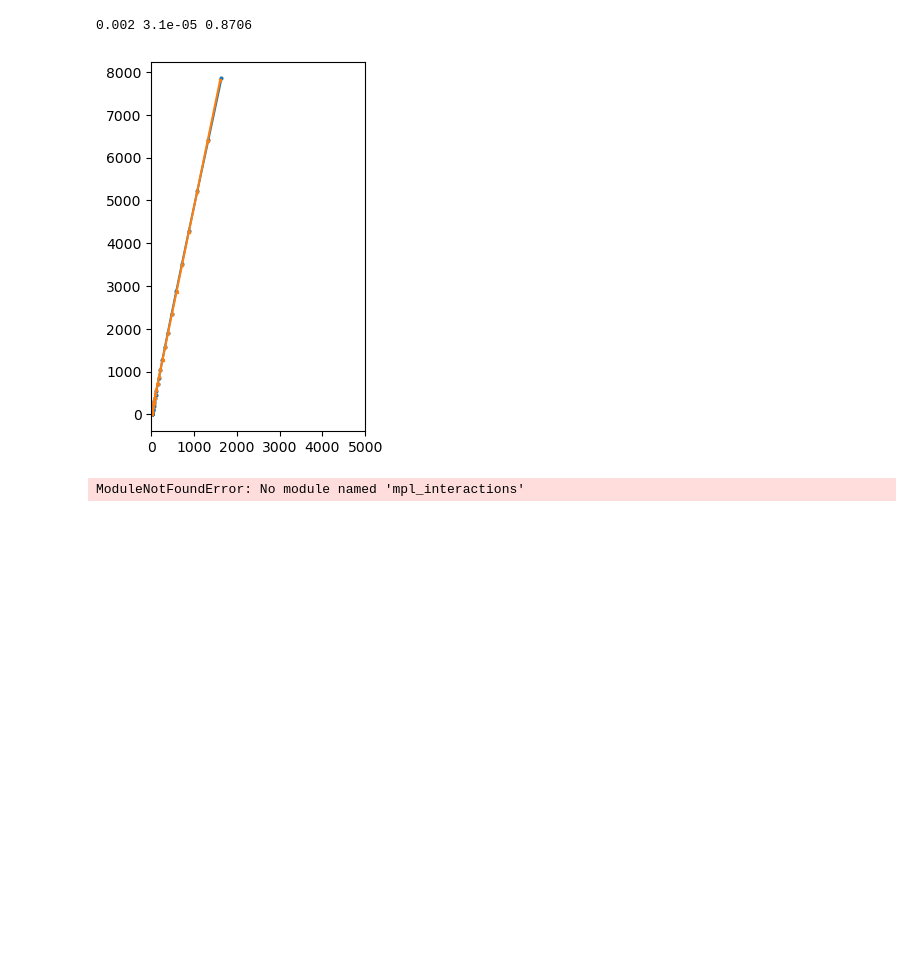
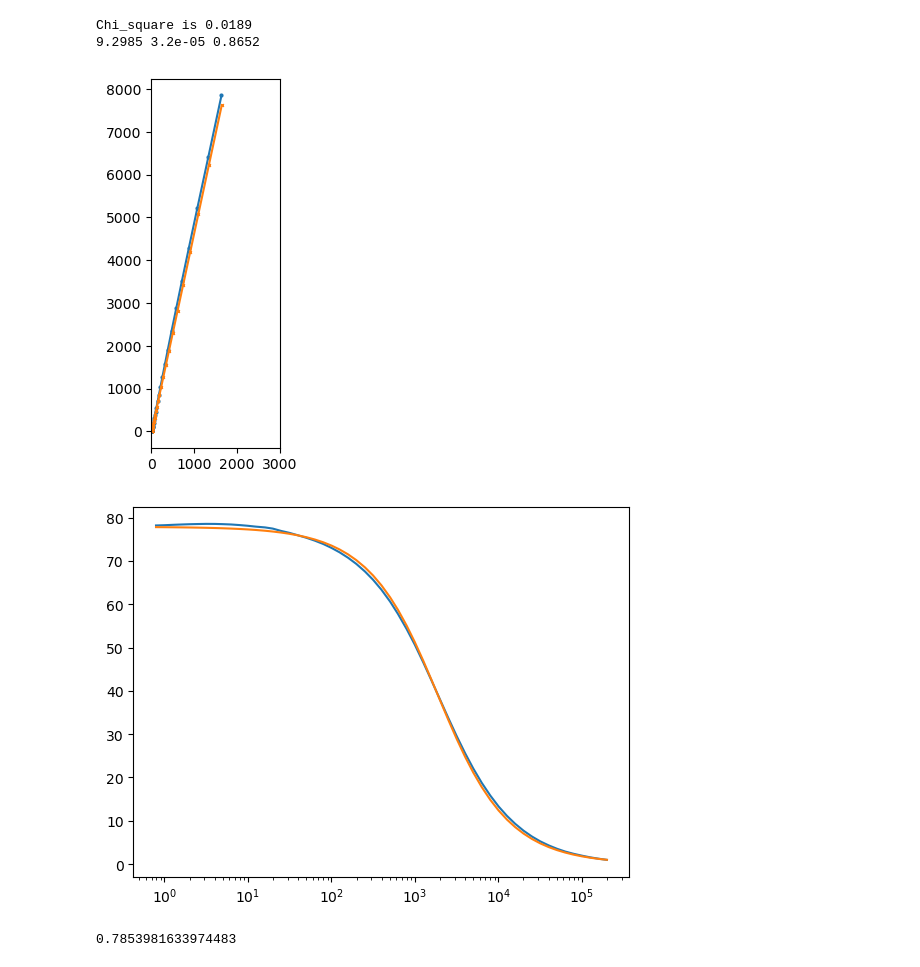
Before and after one commit to avkc983/Python-Codes2, a Jupyter notebook: Impedance_fitting/RQ_fitting_1.ipynb, the cells around one changed output. Saved outputs shown, nothing was run; the diff lists cells and outputs as text; code cells hidden in the pictures; blank space fills up the shorter version.

```diff
--- a/Impedance_fitting/RQ_fitting_1.ipynb
+++ b/Impedance_fitting/RQ_fitting_1.ipynb
@@ -61,7 +62,11 @@ def objective(x):
 
     Impedance_rq = R_f + 1/(((1j*omega)**alp)*Q_f)
     # print(Impedance_rq)
-    terms = (np.real(Impedance_rq) - ReZ_exp)**2 +(np.imag(Impedance_rq) - ImZ_exp)**2
+    mod_weight = (np.real(Impedance_rq)**2 + np.imag(Impedance_rq)**2)
+
+    unit_weight =1
+    weight = mod_weight
+    terms = ((np.real(Impedance_rq) - ReZ_exp)**2 +(np.imag(Impedance_rq) - ImZ_exp)**2)/weight
     Chi_square = sum(terms)
     return Chi_square
 
@@ -70,58 +75,72 @@ def objective(x):
 
 # initial guess
 x0 = [1, 1, 1]
 
 # define the bounds for the variables
-bounds = ((0, 1000), (0, 10),(0, 1))
+bounds = ((0, 1000), (0, 1000),(0, 1))
 
 # define the nonlinear constraint
 # nonlinear_constraint = NonlinearConstraint(constraint, -np.inf, 0)
 
 # minimize the objective function subject to the nonlinear constraint
-res = minimize(objective,x0, method='trust-constr', constraints=[], bounds=bounds)
+res = minimize(objective,x0,method='trust-constr', constraints=[], bounds=bounds)
 # res = curve_fit(objective,x0, method='trust-constr', constraints=[], bounds=bounds)
 
 #print(f"{res.fun:.4f}")
-#print(res.x)
+
 Chi_square_min = res.fun
+print(f"Chi_square is {Chi_square_min:.4f}")
 R_fit = round(res.x[0],4)
 Q_fit = round(res.x[1],6)
 alp_fit = round(res.x[2],4)
 omega = 2*np.pi*freq_exp
 Impedance_rq_fit= R_fit + 1/(((1j*omega)**alp_fit)*Q_fit)
 print(R_fit,Q_fit,alp_fit)
+# mod_weight = np.real(Impedance_rq_fit)**2 + np.imag(Impedance_rq_fit)**2
+# plt.semilogx(freq_exp,mod_weight)
+# plt.show()
 
 #print(f"The minimum value of the objective function is {res.fun:.4f} at x = {res.x}.")
 
 
 ####Plots
 plt.plot(ReZ_exp,-ImZ_exp,'o-',ms=2)
 plt.plot(np.real(Impedance_rq_fit),-np.imag(Impedance_rq_fit),'x-',ms=2)
-plt.xlim(0,5000)
+plt.xlim(0,3000)
+# plt.legend("Exp","fit")
 plt.gca().set_aspect('equal')
 plt.show()
+
+#Phase angle plot
+plt.semilogx(freq_exp,57.29*np.arctan(-ImZ_exp/ReZ_exp))
+plt.semilogx(freq_exp,57.29*np.arctan(-np.imag(Impedance_rq_fit)/np.real(Impedance_rq_fit)))
+plt.show()
 # %% [output]
-0.002 3.1e-05 0.8706
+Chi_square is 0.0189
+9.2985 3.2e-05 0.8652
-[figure, old version]
+[figure, new version]
+[figure, added]
+# %%
+print(np.arctan(1))
+# %% [output]
+0.7853981633974483
 # %%
-from mpl_interactions import ioff, panhandler, zoom_factory
-import matplotlib.pyplot as plt
-%matplotlib widget
+# from mpl_interactions import ioff, panhandler, zoom_factory
+# import matplotlib.pyplot as plt
+# %matplotlib widget
 
-# Create a dataset or load your own dataset for plotting the graph
-data = {'x': [1, 2, 3, 4, 5], 'y': [2, 4, 6, 8, 10]}
+# # Create a dataset or load your own dataset for plotting the graph
+# data = {'x': [1, 2, 3, 4, 5], 'y': [2, 4, 6, 8, 10]}
 
-# Interactions library function like ioff and zoom_factory.
-with plt.ioff():
-    fig, ax = plt.subplots()
-    plt.xlabel('X-axis')
-    plt.ylabel('Y-axis')
-    plt.title('Plot with zoom enabled')
-    plt.plot(data['x'], data['y'], color='blue')
-    disconnect_zoom = zoom_factory(ax)
+# # Interactions library function like ioff and zoom_factory.
+# with plt.ioff():
+#     fig, ax = plt.subplots()
+#     plt.xlabel('X-axis')
+#     plt.ylabel('Y-axis')
+#     plt.title('Plot with zoom enabled')
+#     plt.plot(data['x'], data['y'], color='blue')
+#     disconnect_zoom = zoom_factory(ax)
 
-    # Interactions library function like panhandler.
-    pan_handler = panhandler(fig)
-    display(fig.canvas)
+#     # Interactions library function like panhandler.
+#     pan_handler = panhandler(fig)
+#     display(fig.canvas)
-# %% [output]
-ModuleNotFoundError: No module named 'mpl_interactions'
```
Also changed, not shown: parts of 4 cells of this notebook, 1 other file.
